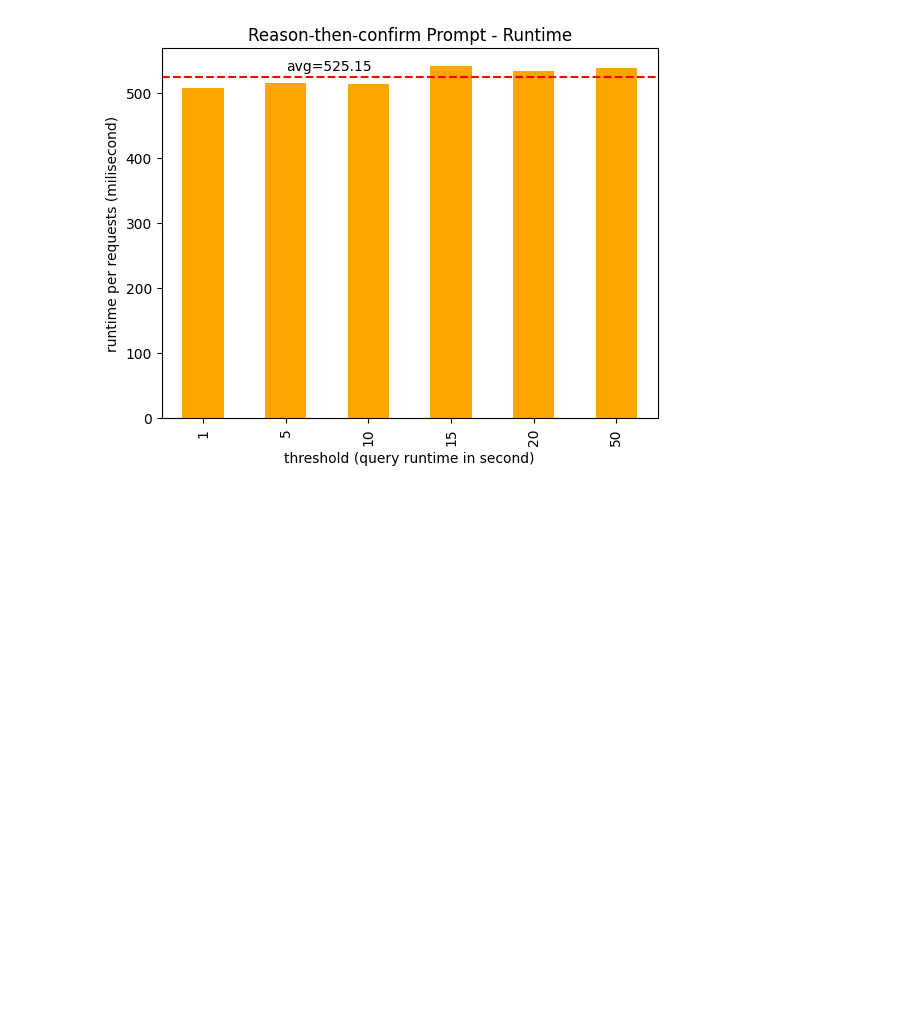
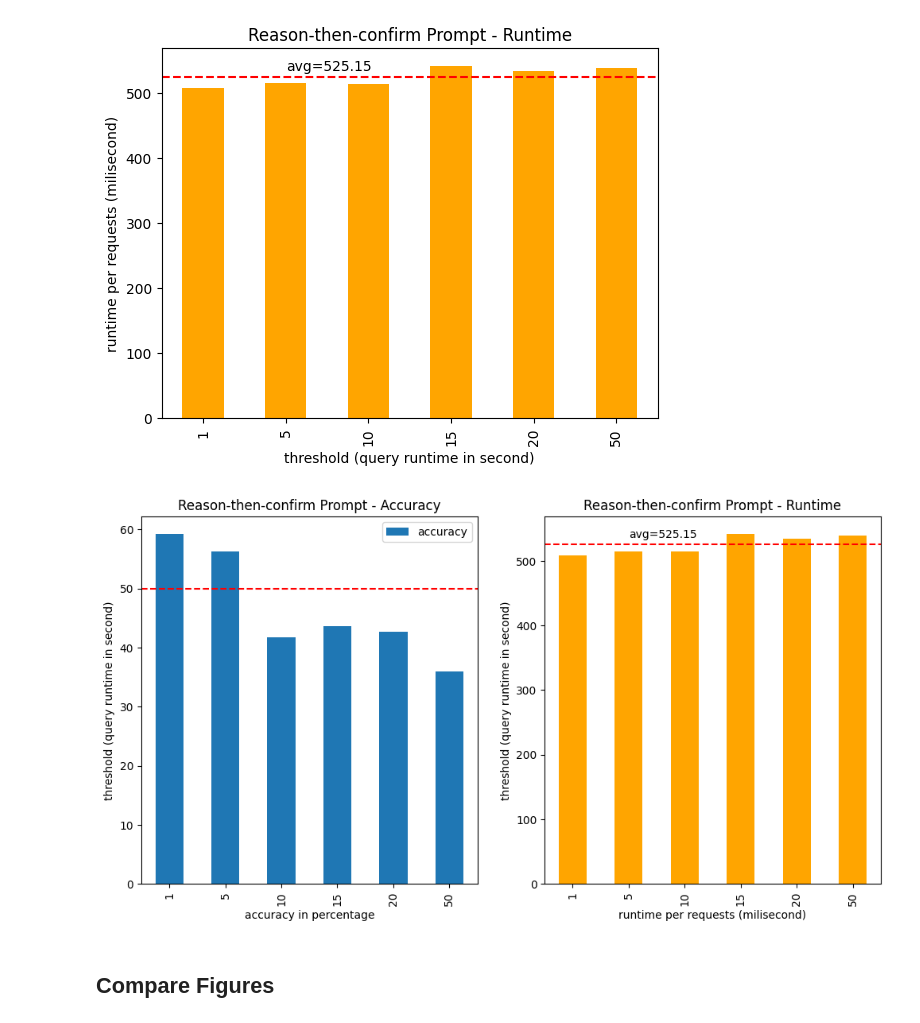
Before and after one commit to jyu283/cse291-sql-classification, a Jupyter notebook: figures/sec4_3-llm.ipynb, the cells around one changed output. Saved outputs shown, nothing was run; the diff lists cells and outputs as text; code cells hidden in the pictures; blank space fills up the shorter version.

```diff
--- a/figures/sec4_3-llm.ipynb
+++ b/figures/sec4_3-llm.ipynb
@@ -116,3 +177,38 @@ plt.savefig('sec4_3-llm-02-reason-runtime.png')
 # %% [output]
 [figure]
 [figure]
+# %%
+# Plot a similar bar chart of accuracy and runtime side by side (left to right) in 2 subplots
+fig, ax = plt.subplots(1, 2, figsize=(12, 6))
+
+# Plot accuracy
+df.plot.bar(
+    x='threshold', y='accuracy', title='Reason-then-confirm Prompt - Accuracy',
+    xlabel='accuracy in percentage', ylabel='threshold (query runtime in second)',
+    ax=ax[0]
+)
+# Draw a horizontal line at 50% accuracy
+ax[0].axhline(y=50, color='r', linestyle='--')
+
+# Plot runtime
+df['runtime_per_req'] = df['runtime'] / df['reqs'] * 1000
+df.plot.bar(
+    x='threshold', y='runtime_per_req', title='Reason-then-confirm Prompt - Runtime',
+    xlabel='runtime per requests (milisecond)',
+    ylabel='threshold (query runtime in second)',
+    color='orange',
+    legend=False,
+    ax=ax[1]
+)
+
+# Draw a line at average runtime, and add text to show the average runtime
+ax[1].axhline(y=df['runtime_per_req'].mean(), color='r', linestyle='--')
+ax[1].text(1, df['runtime_per_req'].mean() + 10, f'avg={df["runtime_per_req"].mean():.2f}', color='black')
+
+
+# save figure to png
+plt.savefig('sec4_3-llm-02-reason-accuracy-runtime.png')
+# %% [output]
+[figure, added]
+# %% [markdown]
+## Compare Figures
```
Also changed, not shown: parts of 4 cells of this notebook, 3 other files.
